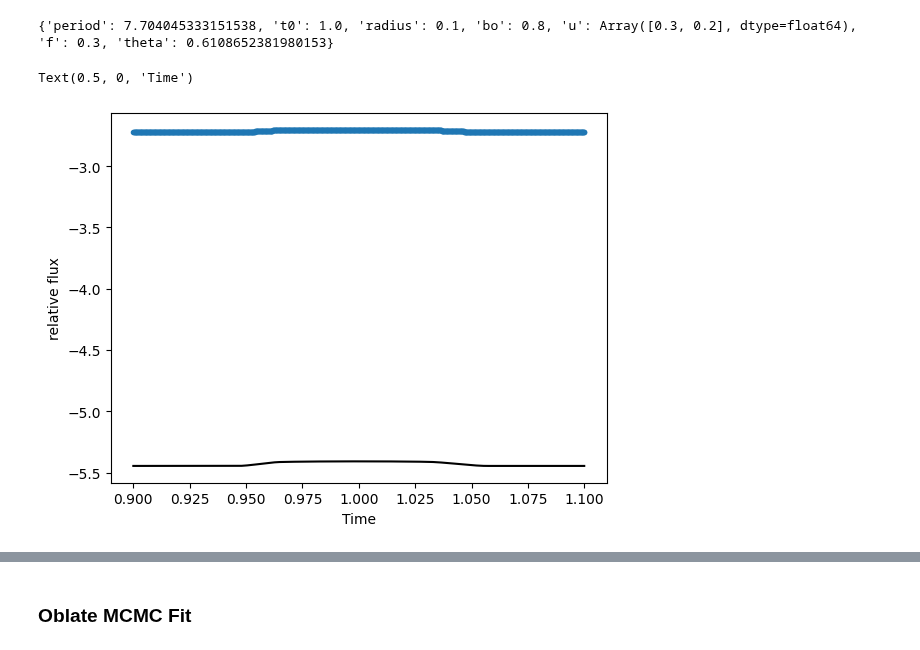
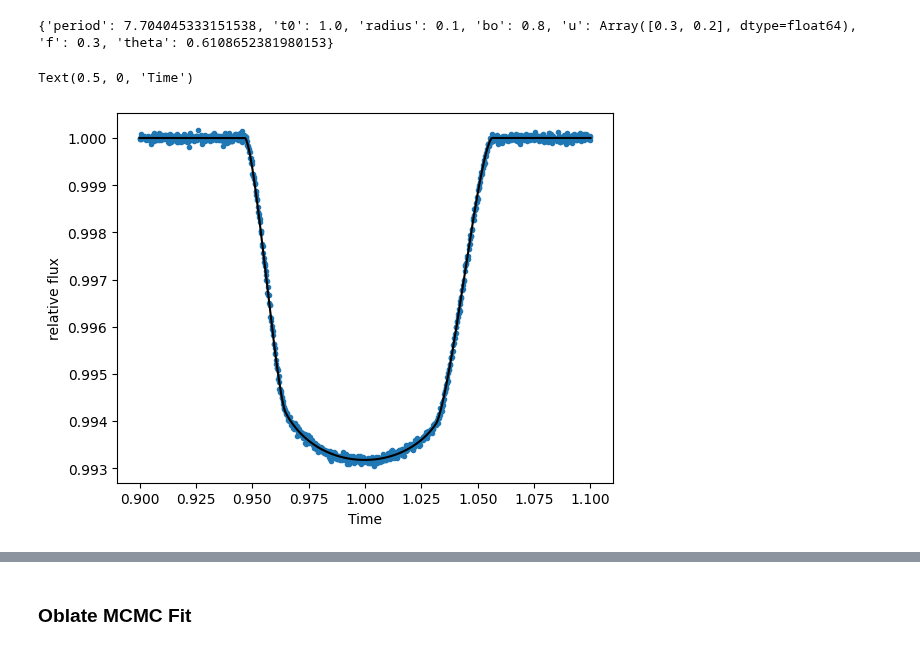
Before and after one commit to shishirdholakia/eclipsoid, a Jupyter notebook: notebooks/FittingOblatePlanet.ipynb, the cells around one changed output, grey strips where cells are left out. Drawn from its saved outputs; the diff is of its cells as text; code cells hidden in the pictures.

```diff
--- a/notebooks/FittingOblatePlanet.ipynb
+++ b/notebooks/FittingOblatePlanet.ipynb
@@ -50,34 +50,34 @@ _ = plt.xlim(t.min(), t.max())
 # %%
 np.random.seed(11)
 period_true = np.random.uniform(5, 20)
 t = np.linspace(0.9,1.1,1000)
 yerr = 50*1e-6
 
 true_params = {'period':period_true,
                't0':1.0,
                 'radius':0.1,
                 'bo':0.8,
                 'u':jnp.array([0.3, 0.2]),
                 'f':0.3,
                 'theta':np.radians(35)
 }
 
 print(true_params)
 
 # Compute a limb-darkened light curve using starry
 lc_true = oblate_lightcurve(true_params, t-true_params['t0'])
 
 lc = lc_true + yerr*np.random.normal(size=len(t))
 
 ax = plt.subplot()
 ax.plot(t, lc, 'C0.')
-ax.plot(t, 2*lc_true, color='k')
+ax.plot(t, lc_true, color='k')
 ax.set_ylabel("relative flux")
 ax.set_xlabel("Time")
 # %% [output]
 {'period': 7.704045333151538, 't0': 1.0, 'radius': 0.1, 'bo': 0.8, 'u': Array([0.3, 0.2], dtype=float64), 'f': 0.3, 'theta': 0.6108652381980153}
 Text(0.5, 0, 'Time')
-[figure, old version]
+[figure, new version]
 # %%
 def u_to_q(u1,u2):
     q1 = (u1 + u2)**2
```
Also changed, not shown: parts of 3 cells of this notebook, 1 other file.
